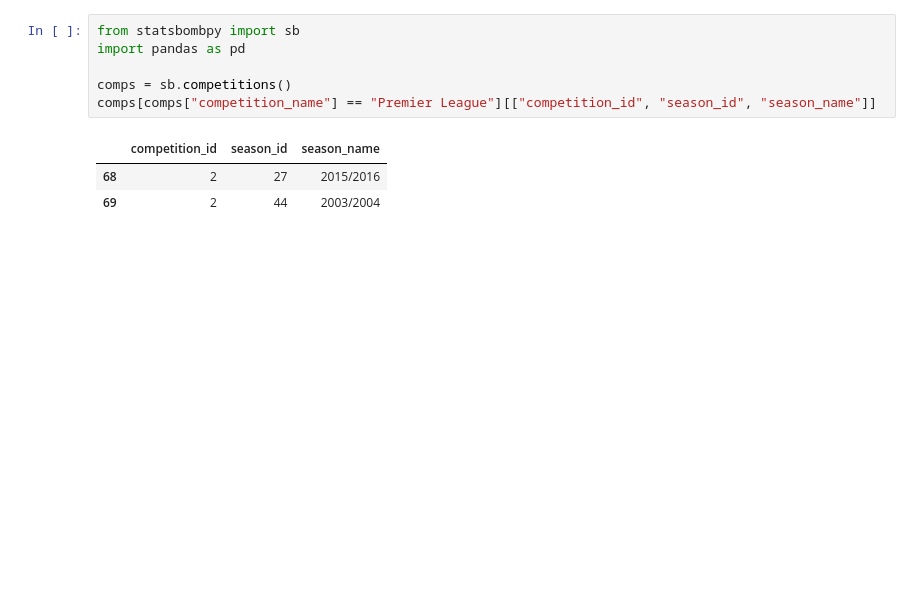
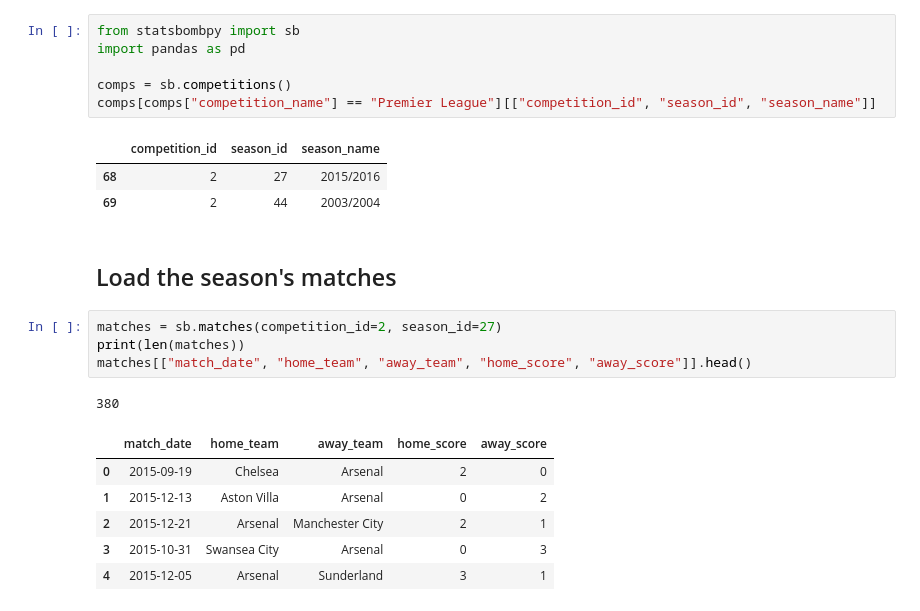
Before and after one commit to GeoJun77/inside-the-game, a Jupyter notebook: notebooks/explore_shots.ipynb, the cells around one changed output. Cells and saved outputs as stored; diff of their text form; blank space fills up the shorter version.

```diff
--- a/notebooks/explore_shots.ipynb
+++ b/notebooks/explore_shots.ipynb
@@ -12,3 +13,17 @@ comps[comps["competition_name"] == "Premier League"][["competition_id", "season_
 |  | competition_id | season_id | season_name |
 | 68 | 2 | 27 | 2015/2016 |
 | 69 | 2 | 44 | 2003/2004 |
+# %% [markdown]
+## Load the season's matches
+# %%
+matches = sb.matches(competition_id=2, season_id=27)
+print(len(matches))
+matches[["match_date", "home_team", "away_team", "home_score", "away_score"]].head()
+# %% [output]
+380
+|  | match_date | home_team | away_team | home_score | away_score |
+| 0 | 2015-09-19 | Chelsea | Arsenal | 2 | 0 |
+| 1 | 2015-12-13 | Aston Villa | Arsenal | 0 | 2 |
+| 2 | 2015-12-21 | Arsenal | Manchester City | 2 | 1 |
+| 3 | 2015-10-31 | Swansea City | Arsenal | 0 | 3 |
+| 4 | 2015-12-05 | Arsenal | Sunderland | 3 | 1 |
```
Also changed, not shown: parts of 39 cells of this notebook.
